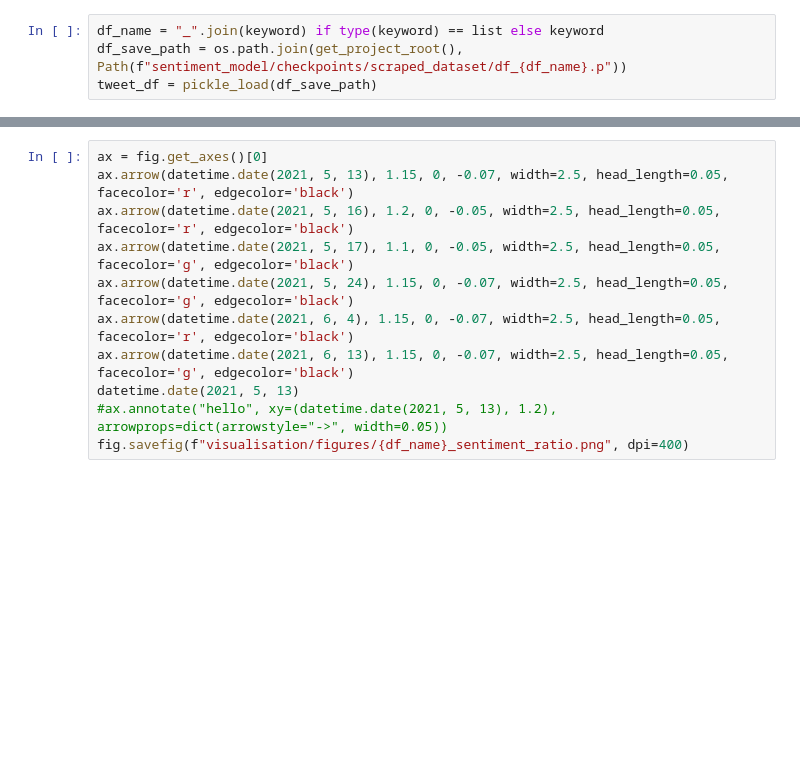
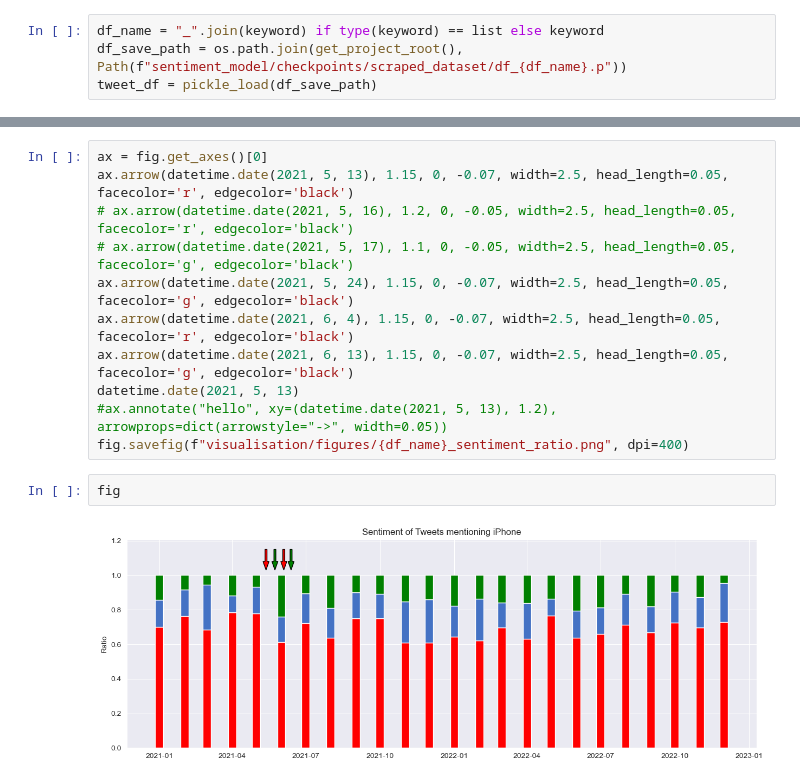
Before and after one commit to jmniederle/product-sentiment, a Jupyter notebook: demo.ipynb, the cells around one changed output, grey strips where cells are left out. Drawn from its saved outputs; the diff is of its cells as text; blank space fills up the shorter version.

```diff
--- a/demo.ipynb
+++ b/demo.ipynb
@@ -72,14 +50,18 @@ fig.savefig(f"visualisation/figures/{df_name}_sentiment_ratio.png", dpi=400)
 # %%
 ax = fig.get_axes()[0]
 ax.arrow(datetime.date(2021, 5, 13), 1.15, 0, -0.07, width=2.5, head_length=0.05, facecolor='r', edgecolor='black')
-ax.arrow(datetime.date(2021, 5, 16), 1.2, 0, -0.05, width=2.5, head_length=0.05, facecolor='r', edgecolor='black')
-ax.arrow(datetime.date(2021, 5, 17), 1.1, 0, -0.05, width=2.5, head_length=0.05, facecolor='g', edgecolor='black')
+# ax.arrow(datetime.date(2021, 5, 16), 1.2, 0, -0.05, width=2.5, head_length=0.05, facecolor='r', edgecolor='black')
+# ax.arrow(datetime.date(2021, 5, 17), 1.1, 0, -0.05, width=2.5, head_length=0.05, facecolor='g', edgecolor='black')
 ax.arrow(datetime.date(2021, 5, 24), 1.15, 0, -0.07, width=2.5, head_length=0.05, facecolor='g', edgecolor='black')
 ax.arrow(datetime.date(2021, 6, 4), 1.15, 0, -0.07, width=2.5, head_length=0.05, facecolor='r', edgecolor='black')
 ax.arrow(datetime.date(2021, 6, 13), 1.15, 0, -0.07, width=2.5, head_length=0.05, facecolor='g', edgecolor='black')
 datetime.date(2021, 5, 13)
 #ax.annotate("hello", xy=(datetime.date(2021, 5, 13), 1.2), arrowprops=dict(arrowstyle="->", width=0.05))
 fig.savefig(f"visualisation/figures/{df_name}_sentiment_ratio.png", dpi=400)
+# %%
+fig
+# %% [output]
+[figure, added]
 # %%
 fig = plot_date_dist(tweet_df)
 fig.tight_layout()
```
Also changed, not shown: parts of 14 cells of this notebook, 9 other files.
